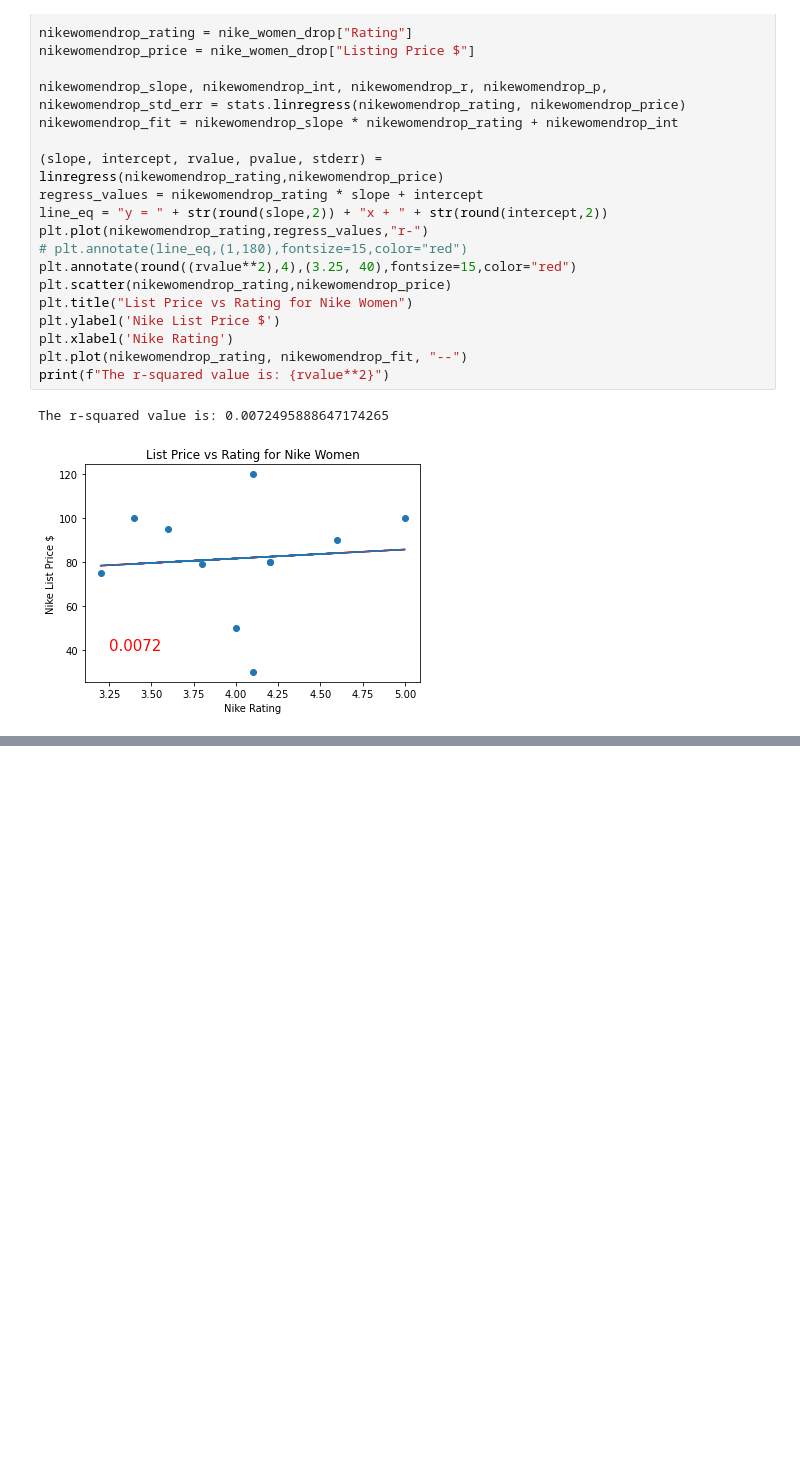
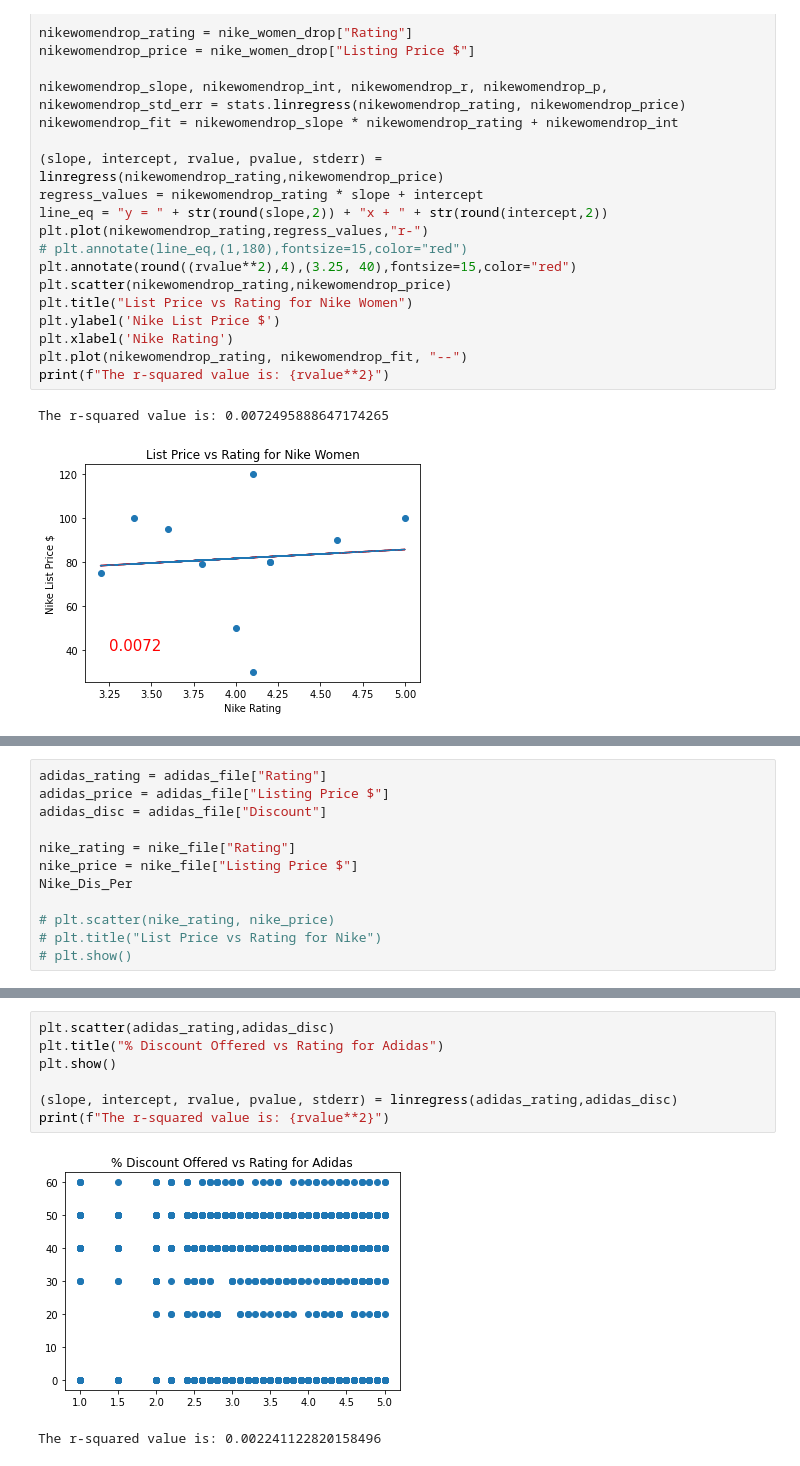
Before and after one commit to abgarberpaul/Nike-vs-Adidas, a Jupyter notebook: BMW_Workbook.ipynb, the cells around one changed output, grey strips where cells are left out. Drawn from its saved outputs; the diff is of its cells as text; blank space fills up the shorter version.

Commit message:
adding BMW workbook discount vs rating

```diff
--- a/BMW_Workbook.ipynb
+++ b/BMW_Workbook.ipynb
@@ -446,2 +446,14 @@ The mean discount Adidas offers is 33.49476927850045
 The most common discount Adidas offers is ModeResult(mode=array([0.]), count=array([631]))
 The median discount Adidas offers is 40.00714413288087
+# %%
+adidas_rating = adidas_file["Rating"]
+adidas_price = adidas_file["Listing Price $"]
+adidas_disc = adidas_file["Discount"]
+
+nike_rating = nike_file["Rating"]
+nike_price = nike_file["Listing Price $"]
+Nike_Dis_Per
+
+# plt.scatter(nike_rating, nike_price)
+# plt.title("List Price vs Rating for Nike")
+# plt.show()
@@ -447,0 +473,10 @@ The median discount Adidas offers is 40.00714413288087
+# %%
+plt.scatter(adidas_rating,adidas_disc)
+plt.title("% Discount Offered vs Rating for Adidas")
+plt.show()
+
+(slope, intercept, rvalue, pvalue, stderr) = linregress(adidas_rating,adidas_disc)
+print(f"The r-squared value is: {rvalue**2}")
+# %% [output]
+[figure, added]
+The r-squared value is: 0.002241122820158496
```
Also changed, not shown: parts of 3 cells of this notebook.
